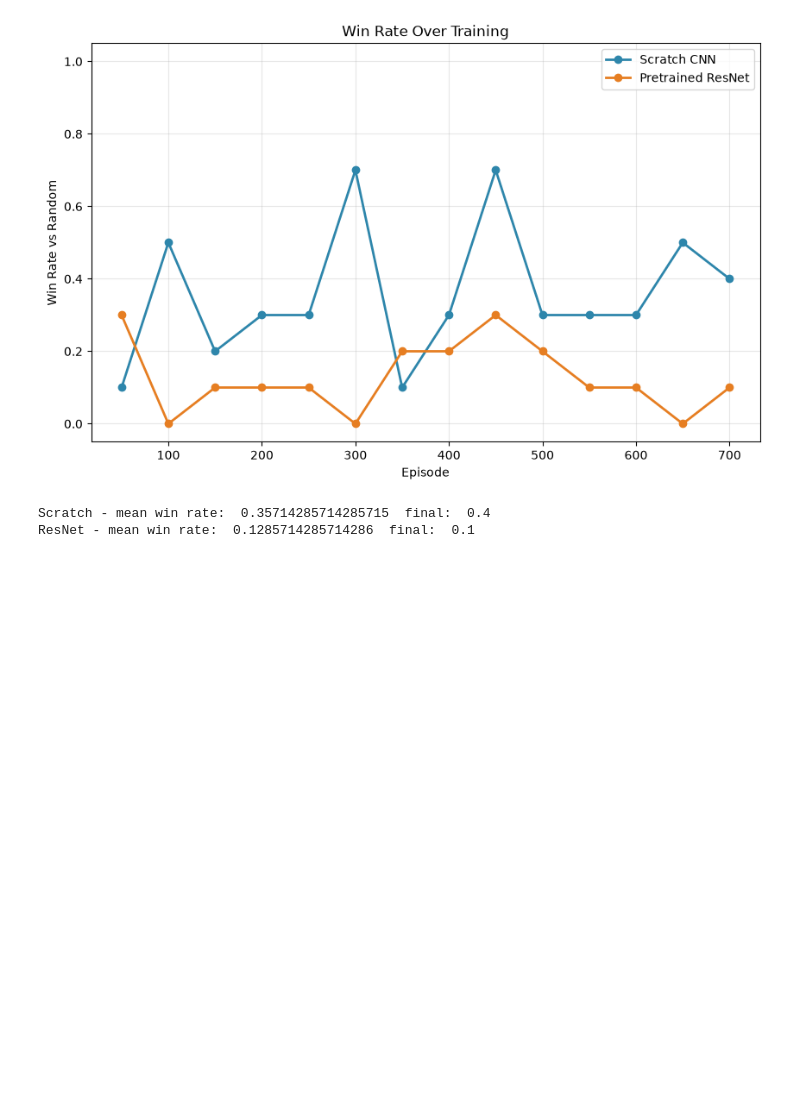
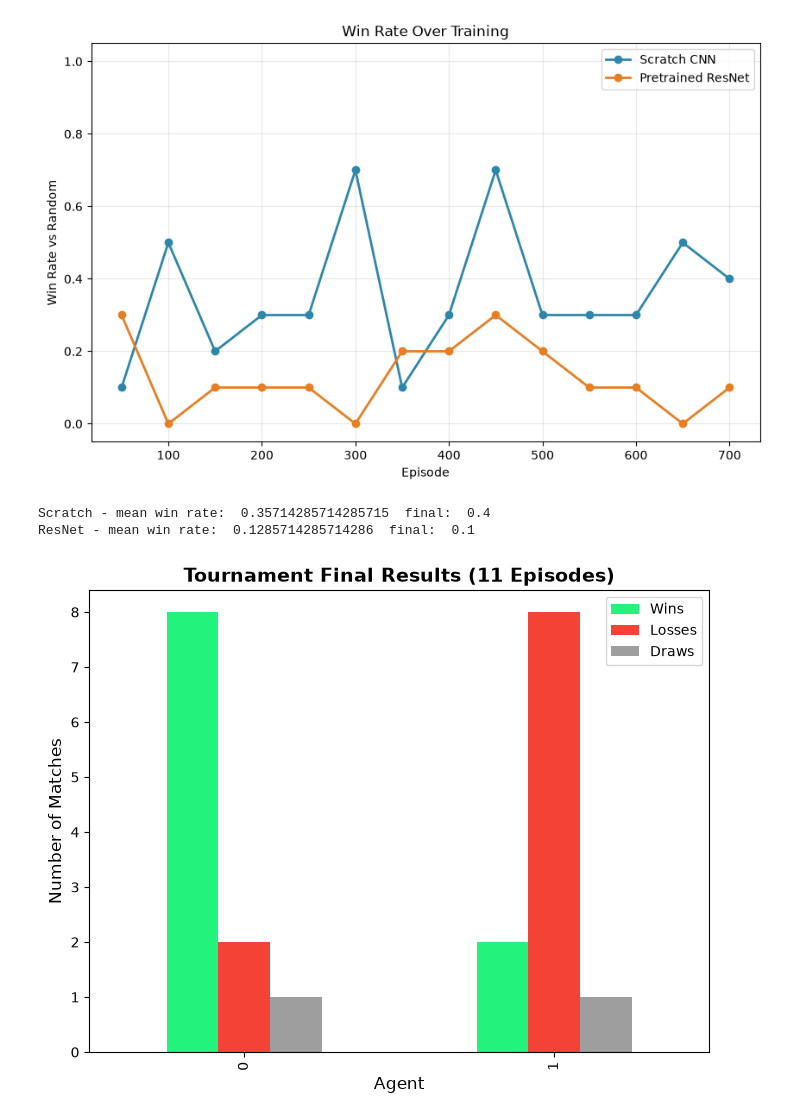
Before and after one commit to AntonioT5/AtariGame-Boxing, a Jupyter notebook: Analytics/Analytics.ipynb, the cells around one changed output. Saved outputs shown, nothing was run; the diff lists cells and outputs as text; code cells hidden in the pictures; blank space fills up the shorter version.

Commit message:
Head-to-Head Analytics

```diff
--- a/Analytics/Analytics.ipynb
+++ b/Analytics/Analytics.ipynb
@@ -7,6 +7,7 @@ scratch_ep = pd.read_csv("scratch_episodes.csv")
 resnet_ep = pd.read_csv("resnet_episodes.csv")
 scratch_wr = pd.read_csv("scratch_winrate.csv")
 resnet_wir = pd.read_csv("resnet_winrate.csv")
+agent_summary = pd.read_csv("agent_summary_results.csv")
 
 scratch_ep.head()
 # %% [output]
@@ -55,3 +56,12 @@ print("ResNet - mean win rate: ", resnet_wir["win_rate"].mean(), " final: ", res
 # %% [output]
 Scratch - mean win rate:  0.35714285714285715  final:  0.4
 ResNet - mean win rate:  0.1285714285714286  final:  0.1
+# %%
+plot = agent_summary.plot(kind='bar', figsize=(8, 6), color=["#21F37C", "#F44336", "#9E9E9E"])
+plt.title("Tournament Final Results (10 Episodes)", fontsize=14, fontweight="bold")
+plt.xlabel("Agent", fontsize=12)
+plt.ylabel("Number of Matches", fontsize=12)
+plt.savefig("head-to-head.png", dpi=150)
+plt.show()
+# %% [output]
+[figure, added]
```
Also changed, not shown: 3 other files.
